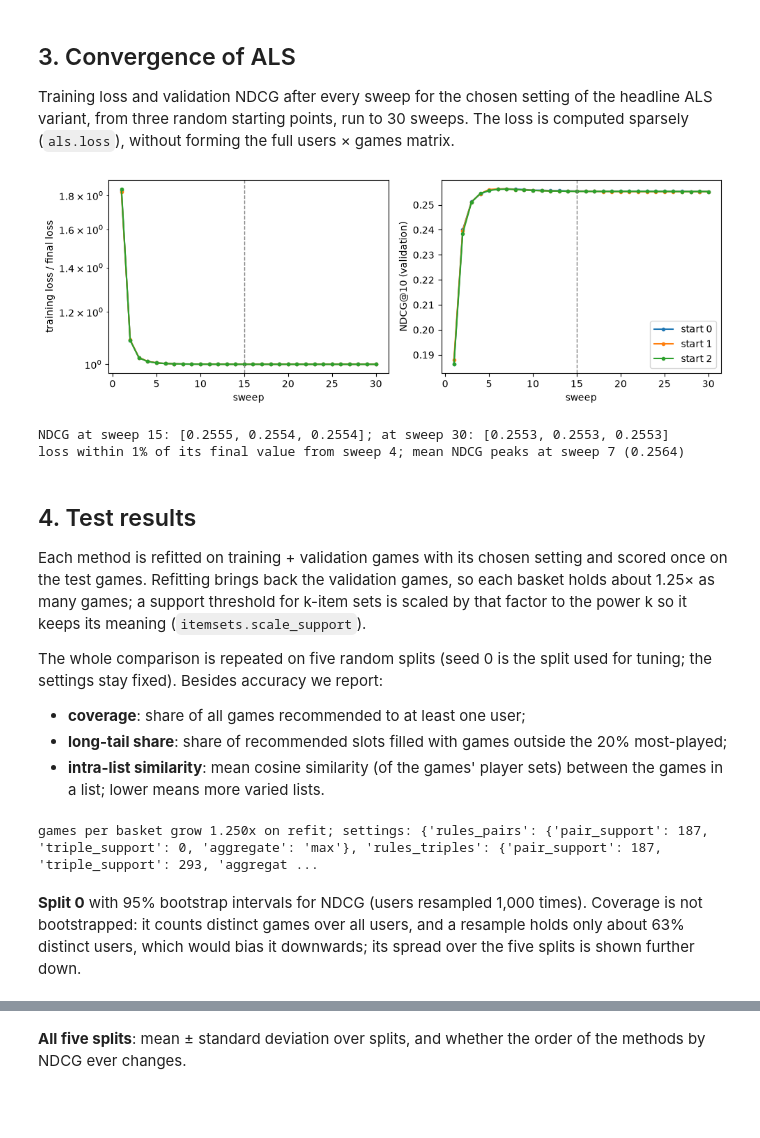
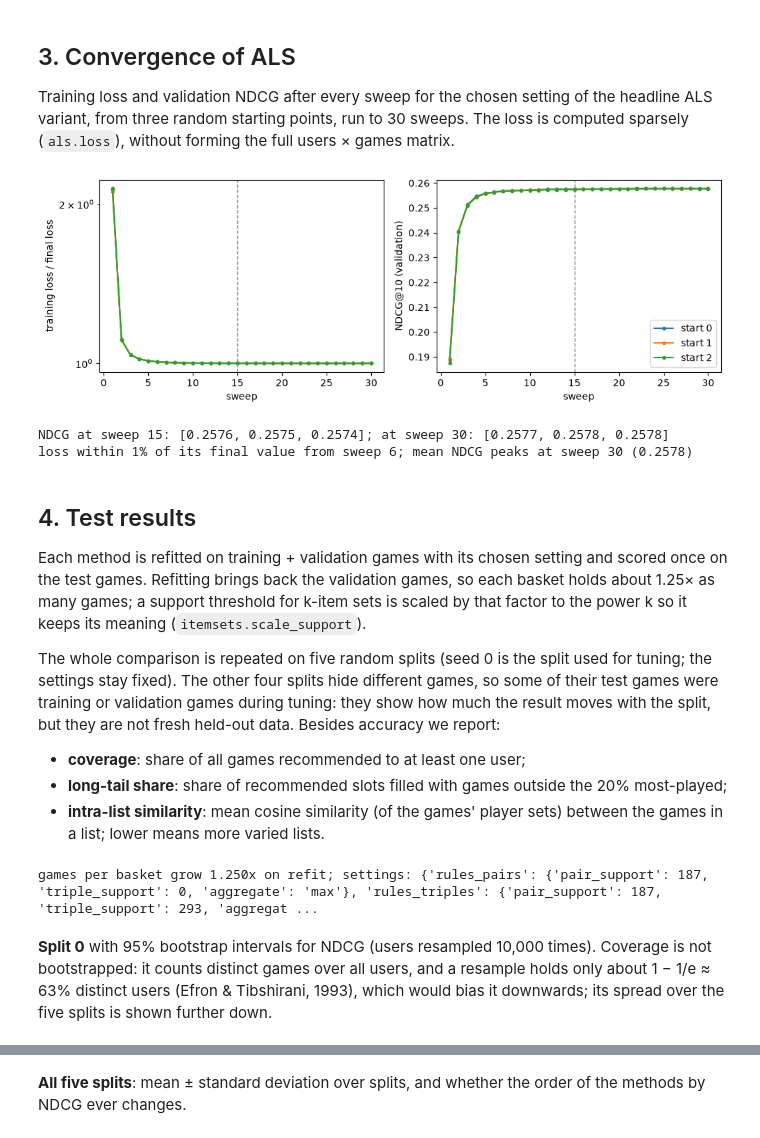
Before and after one commit to sribn/02807-computational-tools-for-data-science, a Jupyter notebook: recommender.ipynb, the cells around one changed output, grey strips where cells are left out. Cells and saved outputs as stored; diff of their text form; code cells hidden in the pictures; blank space fills up the shorter version.

```diff
--- a/recommender.ipynb
+++ b/recommender.ipynb
@@ -158,9 +160,11 @@ stage1 = ex.run_grid("tune_als", ex.als_stage1_configs(), als_eval)
 cap = ex.run_grid("tune_als", ex.als_cap_configs(stage1), als_eval)
 stage2 = ex.run_grid("tune_als", ex.als_stage2_configs(pd.concat([stage1, cap])), als_eval)
 als_grid = pd.concat([stage1, cap, stage2]).drop_duplicates(als_keys, ignore_index=True)
-while extension := ex.reg_extensions(als_grid):
+before_extensions = len(als_grid)
+while extension := ex.reg_extensions(als_grid) + ex.alpha_extensions(als_grid):
     als_grid = pd.concat([als_grid, ex.run_grid("tune_als", extension, als_eval)]).drop_duplicates(
         als_keys, ignore_index=True)
+print(f"edge extensions added {len(als_grid) - before_extensions} settings")
 
 als_simplicity = [("factors", True), ("reg", False)]
 als_choice, als_best = ex.one_se_choice(als_grid[als_grid["weighting"] == "none"], als_simplicity)
@@ -171,9 +175,13 @@ chosen_als = {k: (als_choice if best_als == "ALS" else idf_choice)[k] for k in a
 
 display(als_grid.sort_values("ndcg@10", ascending=False).head(10).round(4))
 display(pd.concat([
-    ex.edge_check(als_grid, best, als_keys, ["factors", "alpha", "reg"], {"factors": [ex.ALS_MAX_FACTORS]})
+    ex.edge_check(als_grid, best, als_keys, ["factors", "alpha", "reg"], {"factors": [ex.ALS_MAX_FACTORS]},
+                  free={"alpha": ["reg"]})
       .assign(variant=name) for name, best in [("ALS", als_best), ("ALS + idf", idf_best)]
 ], ignore_index=True))
+print("validation NDCG at 512 factors, per (weighting, α) and λ:")
+display(als_grid[als_grid["factors"] == ex.ALS_MAX_FACTORS].pivot_table(
+    index=["weighting", "alpha"], columns="reg", values="ndcg@10").round(4))
 print(f"chosen NDCG: ALS {als_choice['ndcg@10']:.4f}, ALS + idf {idf_choice['ndcg@10']:.4f} "
       f"(SE {idf_choice['ndcg_se']:.4f}); headline ALS variant: {best_als}")
 print(f"{len(als_grid)} settings; largest last-sweep loss change {als_grid['last_sweep_loss_change'].max():.2e}")
@@ -245,40 +272,40 @@ display(summary.round(4))
 Training loss and validation NDCG after every sweep for the chosen setting of the headline ALS variant, from three random starting points, run to 30 sweeps. The loss is computed sparsely (`als.loss`), without forming the full users × games matrix.
 # %%
 slug = "_".join(f"{k}{chosen_als[k]:g}" if k != "weighting" else chosen_als[k] for k in als_keys)
-trace = ex.cached_table(f"convergence_{slug}", lambda: pd.concat(
+trace = ex.cached_table(f"convergence_{slug}_sweeps{CONVERGENCE_SWEEPS}_starts{CONVERGENCE_SEEDS}", lambda: pd.concat(
     [ex.convergence_trace(train, valid, chosen_als, seed, CONVERGENCE_SWEEPS) for seed in range(CONVERGENCE_SEEDS)]))
 
 fig, axes = plt.subplots(1, 2, figsize=(10, 3.5))
 for seed, part in trace.groupby("seed"):
     axes[0].plot(part["sweep"], part["loss"] / part["loss"].iloc[-1], marker=".", label=f"start {seed}")
     axes[1].plot(part["sweep"], part["ndcg@10"], marker=".", label=f"start {seed}")
 axes[0].set_ylabel("training loss / final loss")
 axes[0].set_yscale("log")
 axes[1].set_ylabel("NDCG@10 (validation)")
 for ax in axes:
     ax.axvline(ex.ITERATIONS, color="grey", ls="--", lw=1)
     ax.set_xlabel("sweep")
 axes[1].legend()
 fig.tight_layout()
 fig.savefig(FIGURES / "als_convergence.pdf")
 plt.show()
 
 at = trace.pivot(index="sweep", columns="seed", values="ndcg@10")
 print(f"NDCG at sweep {ex.ITERATIONS}: {at.loc[ex.ITERATIONS].round(4).tolist()}; at sweep {CONVERGENCE_SWEEPS}: {at.loc[CONVERGENCE_SWEEPS].round(4).tolist()}")
 loss_ratio = trace.groupby("seed")["loss"].transform(lambda s: s / s.iloc[-1])
 peak = at.mean(axis=1)
 print(f"loss within 1% of its final value from sweep {trace.loc[loss_ratio < 1.01, 'sweep'].min()}; "
       f"mean NDCG peaks at sweep {peak.idxmax()} ({peak.max():.4f})")
 # %% [output]
-[figure, old version]
+[figure, new version]
-NDCG at sweep 15: [0.2555, 0.2554, 0.2554]; at sweep 30: [0.2553, 0.2553, 0.2553]
-loss within 1% of its final value from sweep 4; mean NDCG peaks at sweep 7 (0.2564)
+NDCG at sweep 15: [0.2576, 0.2575, 0.2574]; at sweep 30: [0.2577, 0.2578, 0.2578]
+loss within 1% of its final value from sweep 6; mean NDCG peaks at sweep 30 (0.2578)
 # %% [markdown]
 ## 4. Test results
 
 Each method is refitted on training + validation games with its chosen setting and scored once on the test games. Refitting brings back the validation games, so each basket holds about 1.25× as many games; a support threshold for k-item sets is scaled by that factor to the power k so it keeps its meaning (`itemsets.scale_support`).
 
-The whole comparison is repeated on five random splits (seed 0 is the split used for tuning; the settings stay fixed). Besides accuracy we report:
+The whole comparison is repeated on five random splits (seed 0 is the split used for tuning; the settings stay fixed). The other four splits hide different games, so some of their test games were training or validation games during tuning: they show how much the result moves with the split, but they are not fresh held-out data. Besides accuracy we report:
 - **coverage**: share of all games recommended to at least one user;
 - **long-tail share**: share of recommended slots filled with games outside the 20% most-played;
 - **intra-list similarity**: mean cosine similarity (of the games' player sets) between the games in a list; lower means more varied lists.
@@ -306,7 +333,7 @@ test_scores, diversity, per_user = ex.test_runs(inter.playtime, list(range(N_SEE
 # %% [output]
 games per basket grow 1.250x on refit; settings: {'rules_pairs': {'pair_support': 187, 'triple_support': 0, 'aggregate': 'max'}, 'rules_triples': {'pair_support': 187, 'triple_support': 293, 'aggregat ...
 # %% [markdown]
-**Split 0** with 95% bootstrap intervals for NDCG (users resampled 1,000 times). Coverage is not bootstrapped: it counts distinct games over all users, and a resample holds only about 63% distinct users, which would bias it downwards; its spread over the five splits is shown further down.
+**Split 0** with 95% bootstrap intervals for NDCG (users resampled 10,000 times). Coverage is not bootstrapped: it counts distinct games over all users, and a resample holds only about 1 − 1/e ≈ 63% distinct users (Efron & Tibshirani, 1993), which would bias it downwards; its spread over the five splits is shown further down.
 # %%
 metric_cols = ["precision@10", "recall@10", "ndcg@10", "coverage", "long tail share", "intra-list similarity"]
 split0 = test_scores[test_scores["seed"] == 0].set_index("method")[metric_cols]
```
Also changed, not shown: parts of 25 cells of this notebook, 5 other files.
